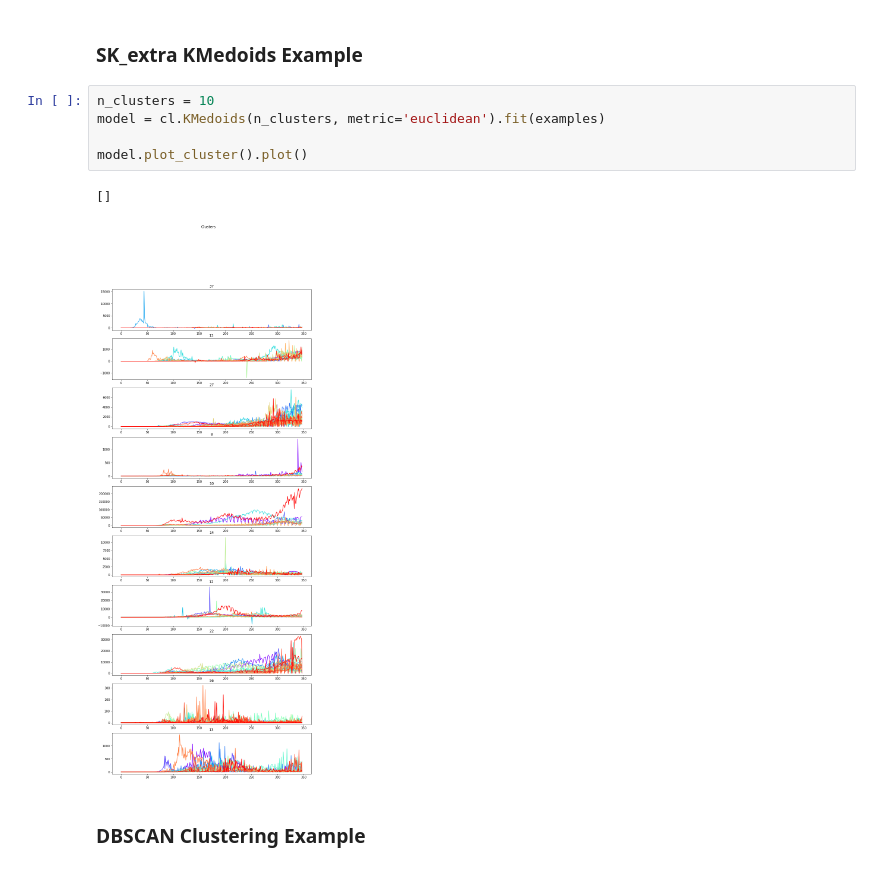
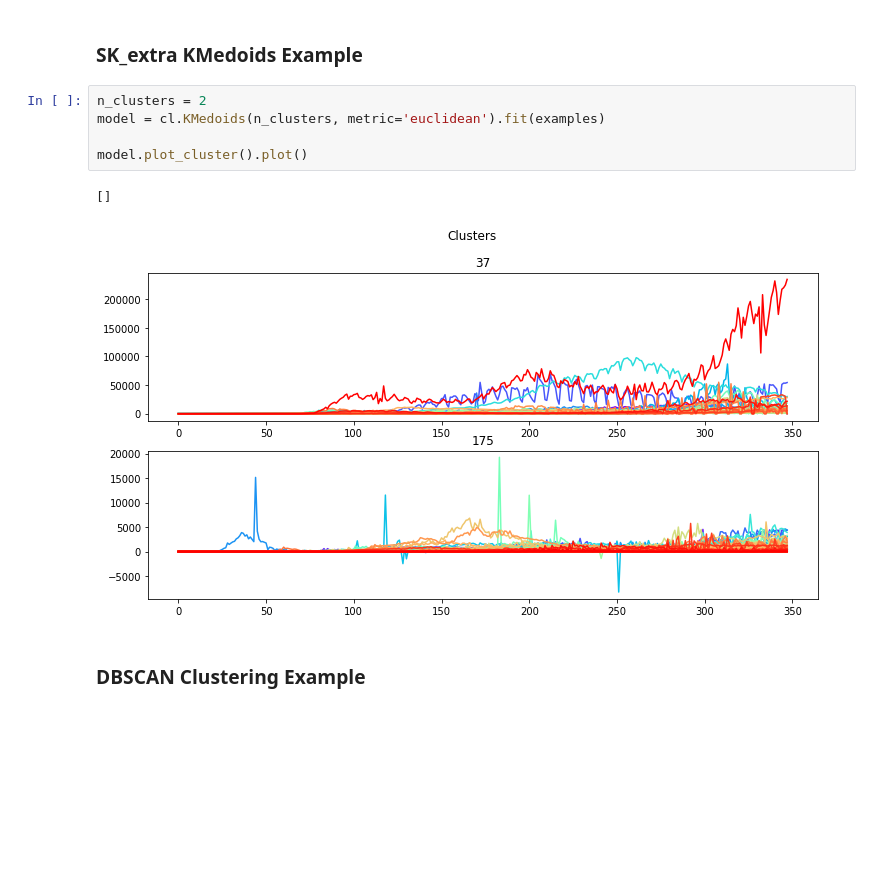
Before and after one commit to mlai-student/Lab2020-21ClusteringCovidData, a Jupyter notebook: notebooks/Tutorial.ipynb, the cells around one changed output. Saved outputs shown, nothing was run; the diff lists cells and outputs as text; blank space fills up the shorter version.

```diff
--- a/notebooks/Tutorial.ipynb
+++ b/notebooks/Tutorial.ipynb
@@ -70,13 +70,13 @@ model.plot_cluster().plot()
 # %% [markdown]
 ### SK_extra KMedoids Example
 # %%
-n_clusters = 10
+n_clusters = 2
 model = cl.KMedoids(n_clusters, metric='euclidean').fit(examples)
 
 model.plot_cluster().plot()
 # %% [output]
 []
-[figure, old version]
+[figure, new version]
 # %% [markdown]
 ### DBSCAN Clustering Example
 # %%
```
Also changed, not shown: parts of 2 cells of this notebook, 4 other files.
